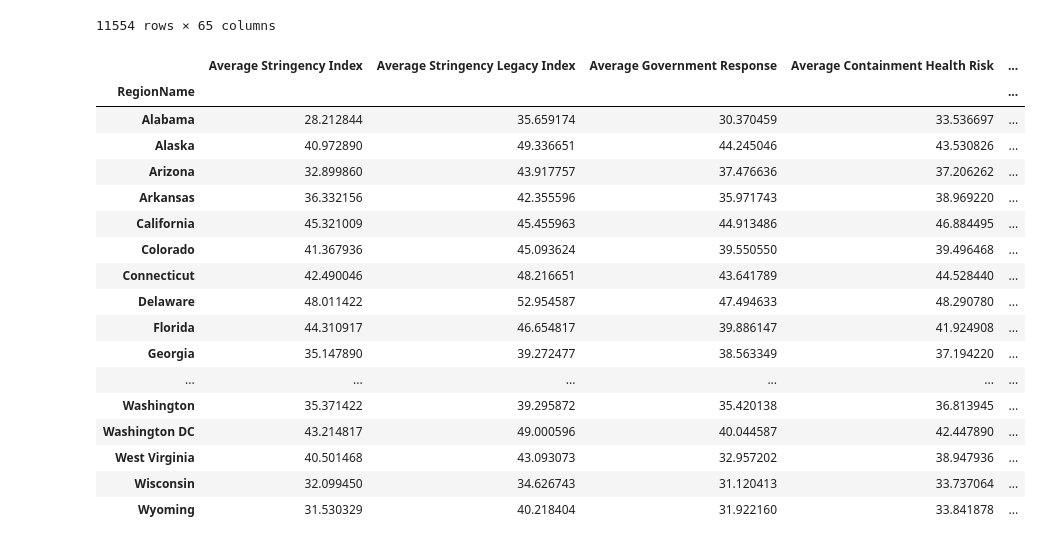
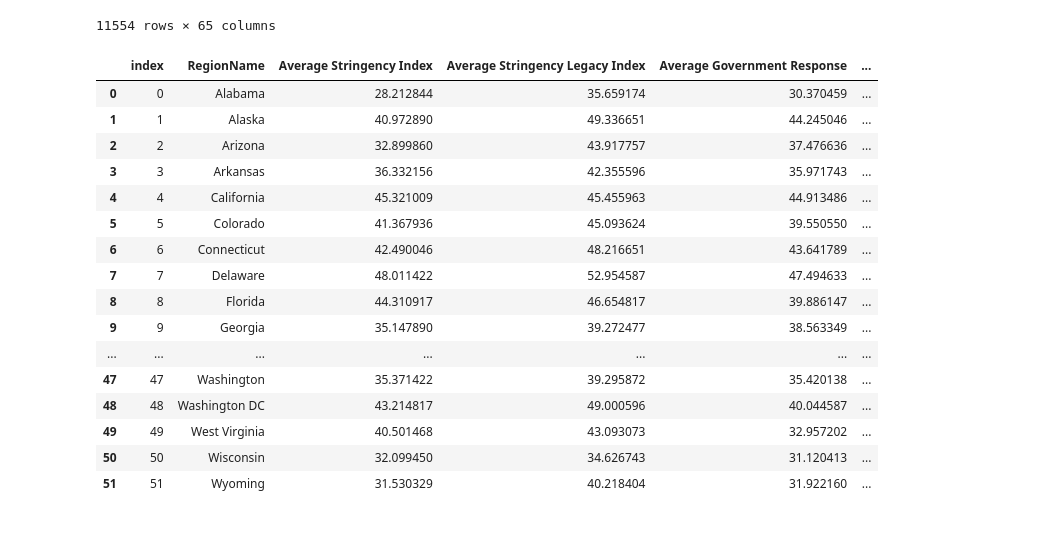
Before and after one commit to shadeetabasi/data-analysis-project-1, a Jupyter notebook: shadee/gov_stringency_index_notebook.ipynb, the cells around one changed output. Saved outputs shown, nothing was run; the diff lists cells and outputs as text; code cells hidden in the pictures.

```diff
--- a/shadee/gov_stringency_index_notebook.ipynb
+++ b/shadee/gov_stringency_index_notebook.ipynb
@@ -33,49 +33,48 @@ covid_index_df
 # %%
 #Groupby State
 state_stringency_index_groupby = covid_index_df.groupby(['RegionName'])
 
 #Average Stringency
 state_stringency_index_for_display = state_stringency_index_groupby["StringencyIndexForDisplay"].mean()
 
 #Legacy Index
 state_stringency_legacy_index_display = state_stringency_index_groupby["StringencyLegacyIndexForDisplay"].mean()
 
 # Government Response
 state_government_response = state_stringency_index_groupby["GovernmentResponseIndexForDisplay"].mean()
 
 #Containment Health Index
 containment_health_index = state_stringency_index_groupby["ContainmentHealthIndexForDisplay"].mean()
 
 #Economic Support Index
 economic_support_index = state_stringency_index_groupby["EconomicSupportIndexForDisplay"].mean()
 
 
 state_by_state_df = pd.DataFrame({
     "Average Stringency Index": state_stringency_index_for_display,
     "Average Stringency Legacy Index": state_stringency_legacy_index_display,
     "Average Government Response": state_government_response,
     "Average Containment Health Risk": containment_health_index,
     "Average Economic Support Index": economic_support_index
 
-})
+}).reset_index()
 
-state_by_state_df
+state_by_state_df.reset_index()
 # %% [output]
-|  | Average Stringency Index | Average Stringency Legacy Index | Average Government Response | Average Containment Health Risk | ... |
-| RegionName |  |  |  |  | ... |
-| Alabama | 28.212844 | 35.659174 | 30.370459 | 33.536697 | ... |
-| Alaska | 40.972890 | 49.336651 | 44.245046 | 43.530826 | ... |
-| Arizona | 32.899860 | 43.917757 | 37.476636 | 37.206262 | ... |
-| Arkansas | 36.332156 | 42.355596 | 35.971743 | 38.969220 | ... |
-| California | 45.321009 | 45.455963 | 44.913486 | 46.884495 | ... |
-| Colorado | 41.367936 | 45.093624 | 39.550550 | 39.496468 | ... |
-| Connecticut | 42.490046 | 48.216651 | 43.641789 | 44.528440 | ... |
-| Delaware | 48.011422 | 52.954587 | 47.494633 | 48.290780 | ... |
-| Florida | 44.310917 | 46.654817 | 39.886147 | 41.924908 | ... |
-| Georgia | 35.147890 | 39.272477 | 38.563349 | 37.194220 | ... |
-| ... | ... | ... | ... | ... | ... |
-| Washington | 35.371422 | 39.295872 | 35.420138 | 36.813945 | ... |
-| Washington DC | 43.214817 | 49.000596 | 40.044587 | 42.447890 | ... |
-| West Virginia | 40.501468 | 43.093073 | 32.957202 | 38.947936 | ... |
-| Wisconsin | 32.099450 | 34.626743 | 31.120413 | 33.737064 | ... |
-| Wyoming | 31.530329 | 40.218404 | 31.922160 | 33.841878 | ... |
+|  | index | RegionName | Average Stringency Index | Average Stringency Legacy Index | Average Government Response | ... |
+| 0 | 0 | Alabama | 28.212844 | 35.659174 | 30.370459 | ... |
+| 1 | 1 | Alaska | 40.972890 | 49.336651 | 44.245046 | ... |
+| 2 | 2 | Arizona | 32.899860 | 43.917757 | 37.476636 | ... |
+| 3 | 3 | Arkansas | 36.332156 | 42.355596 | 35.971743 | ... |
+| 4 | 4 | California | 45.321009 | 45.455963 | 44.913486 | ... |
+| 5 | 5 | Colorado | 41.367936 | 45.093624 | 39.550550 | ... |
+| 6 | 6 | Connecticut | 42.490046 | 48.216651 | 43.641789 | ... |
+| 7 | 7 | Delaware | 48.011422 | 52.954587 | 47.494633 | ... |
+| 8 | 8 | Florida | 44.310917 | 46.654817 | 39.886147 | ... |
+| 9 | 9 | Georgia | 35.147890 | 39.272477 | 38.563349 | ... |
+| ... | ... | ... | ... | ... | ... | ... |
+| 47 | 47 | Washington | 35.371422 | 39.295872 | 35.420138 | ... |
+| 48 | 48 | Washington DC | 43.214817 | 49.000596 | 40.044587 | ... |
+| 49 | 49 | West Virginia | 40.501468 | 43.093073 | 32.957202 | ... |
+| 50 | 50 | Wisconsin | 32.099450 | 34.626743 | 31.120413 | ... |
+| 51 | 51 | Wyoming | 31.530329 | 40.218404 | 31.922160 | ... |
```
Also changed, not shown: parts of 1 cell of this notebook, 4 other files.
